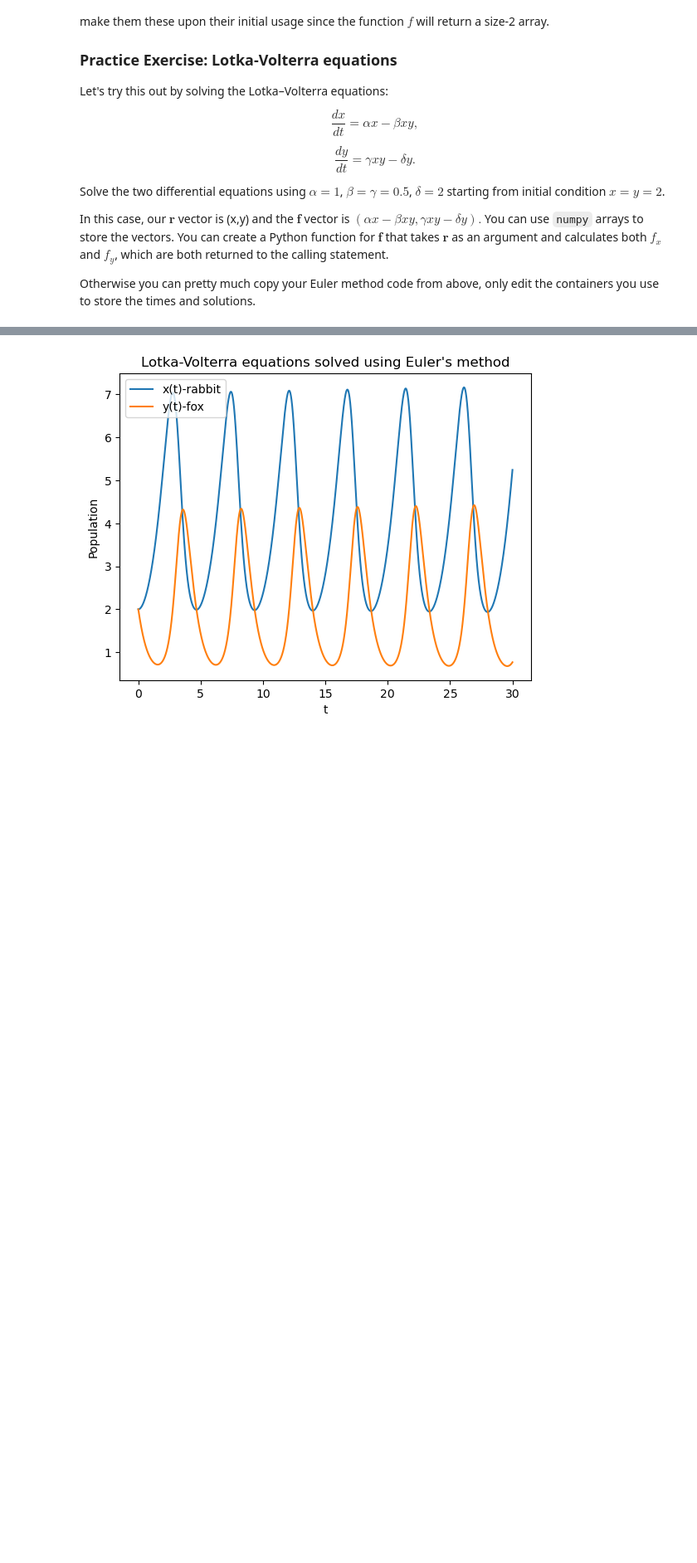
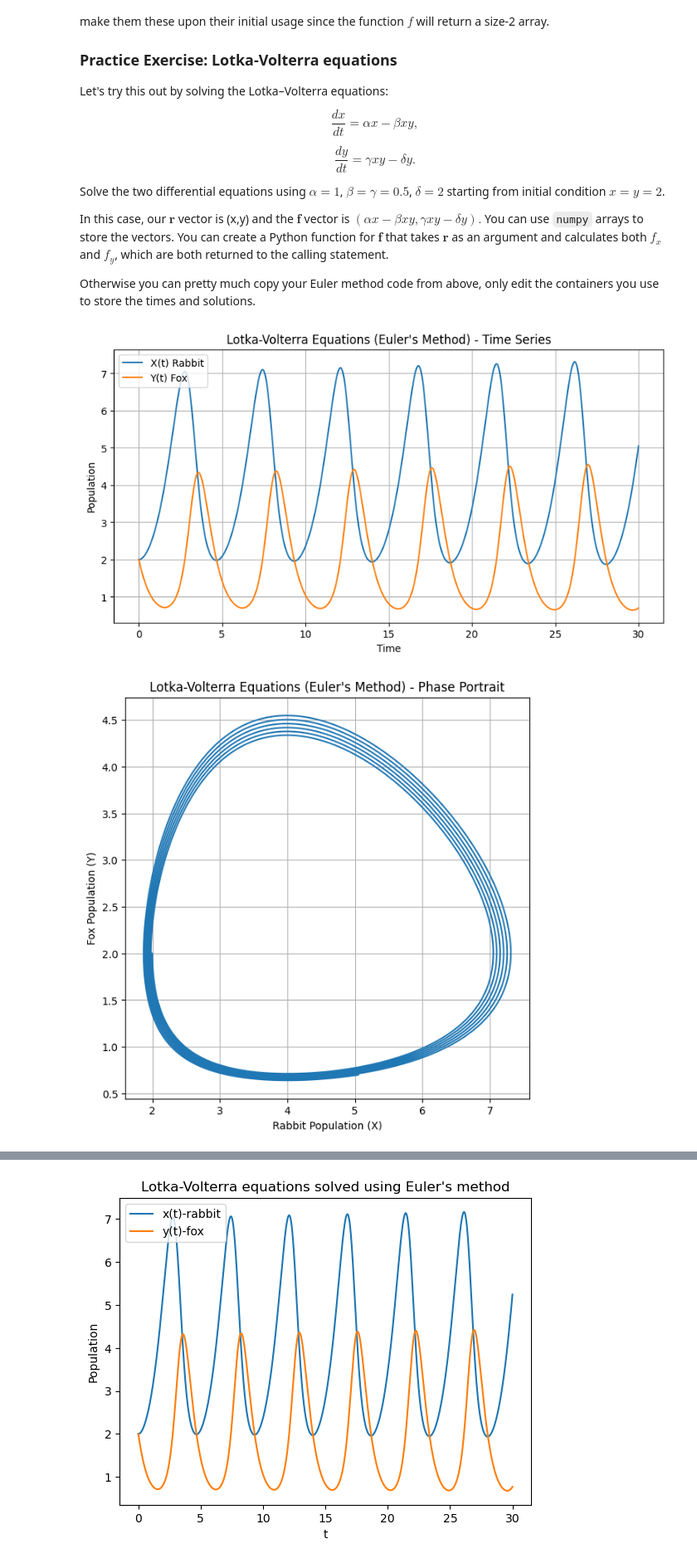
Before and after one commit to AcamaroCutcher/Computational-Physics, a Jupyter notebook: Class Notes/ph322_lecture11_may07_2026_prelecture.ipynb, the cells around one changed output, grey strips where cells are left out. Shown at 83% size. Cells and saved outputs as stored; diff of their text form; code cells hidden in the pictures; blank space fills up the shorter version.

````diff
--- a/Class Notes/ph322_lecture11_may07_2026_prelecture.ipynb
+++ b/Class Notes/ph322_lecture11_may07_2026_prelecture.ipynb
@@ -532,3 +649,58 @@ Solve the two differential equations using $\alpha=1$, $\beta=\gamma=0.5$, $\del
 In this case, our $\boldsymbol{r}$ vector is (x,y) and the $\boldsymbol{f}$ vector is $\left(\alpha x - \beta xy ,\gamma xy - \delta y \right).$ You can use ```numpy``` arrays to store the vectors. You can create a Python function for $\boldsymbol{f}$ that takes $\boldsymbol{r}$ as an argument and calculates both $f_x$ and $f_y$, which are both returned to the calling statement.
 
 Otherwise you can pretty much copy your Euler method code from above, only edit the containers you use to store the times and solutions.
+# %%
+import numpy as np
+import matplotlib.pyplot as plt
+
+def f(r, t):
+    alpha = 1
+    beta = 1/2
+    gamma = 1/2
+    sigma = 2
+
+    x = r[0]
+    y = r[1]
+    dx = alpha * x - beta * x * y
+    dy = gamma * x * y - sigma * y
+
+    return np.array([dx, dy])
+
+r = np.array([2,2])
+
+def euler(f, a, b, N, r0):
+    h = (b-a)/N
+    t_values = np.arange(a,b+h, h)
+    r_values = np.zeros((t_values.shape[0], 2)) # Changed N to N+1 to match t_values length
+    r_values[0] = r0
+
+    for i in range(1, r_values.shape[0]):
+        r_values[i] = r_values[i-1] + h * f(r_values[i-1], t_values[i-1])
+
+    return t_values, r_values
+
+r0 = np.array([2,2])
+t_values, r_values = euler(f, 0, 30 , 10000, r0) # Increased N to 10000 for better accuracy
+
+# Plotting X(t) and Y(t) vs Time
+plt.figure(figsize=(10, 5))
+plt.plot(t_values, r_values[:, 0], label="X(t) Rabbit")
+plt.plot(t_values, r_values[:, 1], label="Y(t) Fox")
+plt.title("Lotka-Volterra Equations (Euler's Method) - Time Series")
+plt.xlabel("Time")
+plt.ylabel("Population")
+plt.legend()
+plt.grid(True)
+plt.show()
+
+# Plotting Y vs X (Phase Portrait)
+plt.figure(figsize=(7, 7))
+plt.plot(r_values[:, 0], r_values[:, 1])
+plt.title("Lotka-Volterra Equations (Euler's Method) - Phase Portrait")
+plt.xlabel("Rabbit Population (X)")
+plt.ylabel("Fox Population (Y)")
+plt.grid(True)
+plt.show()
+# %% [output]
+[figure, added]
+[figure, added]
````
Also changed, not shown: parts of 3 cells of this notebook.
